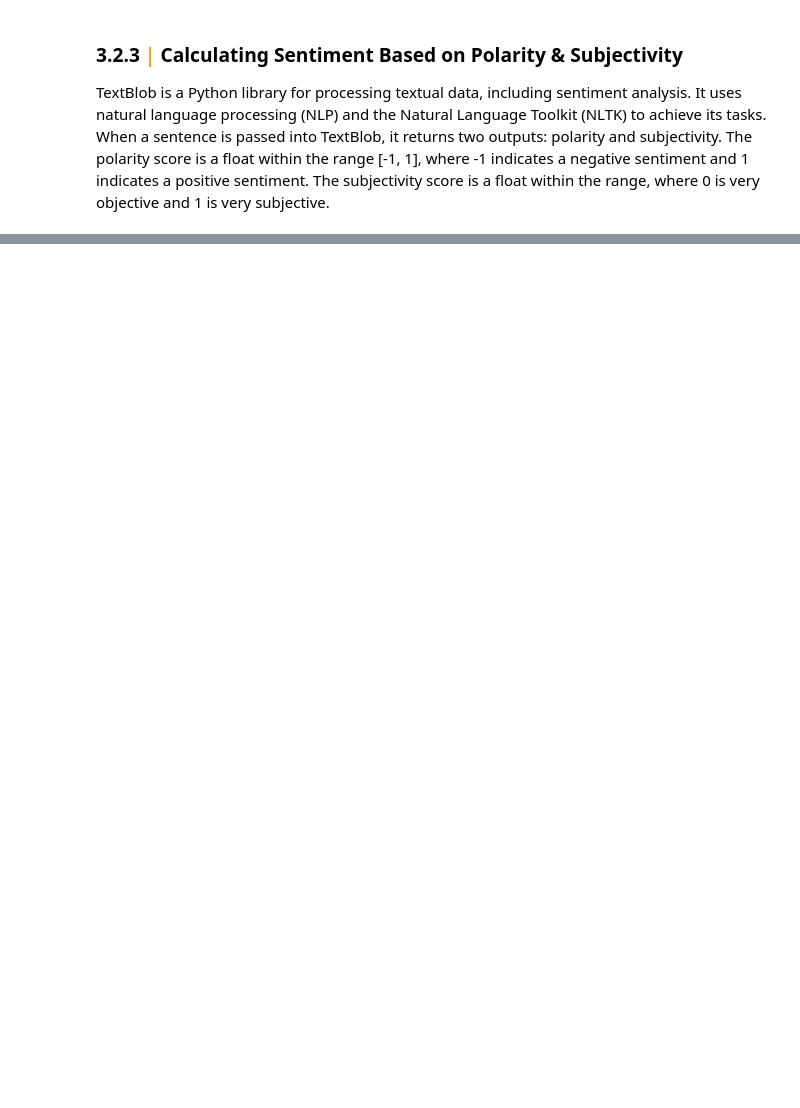
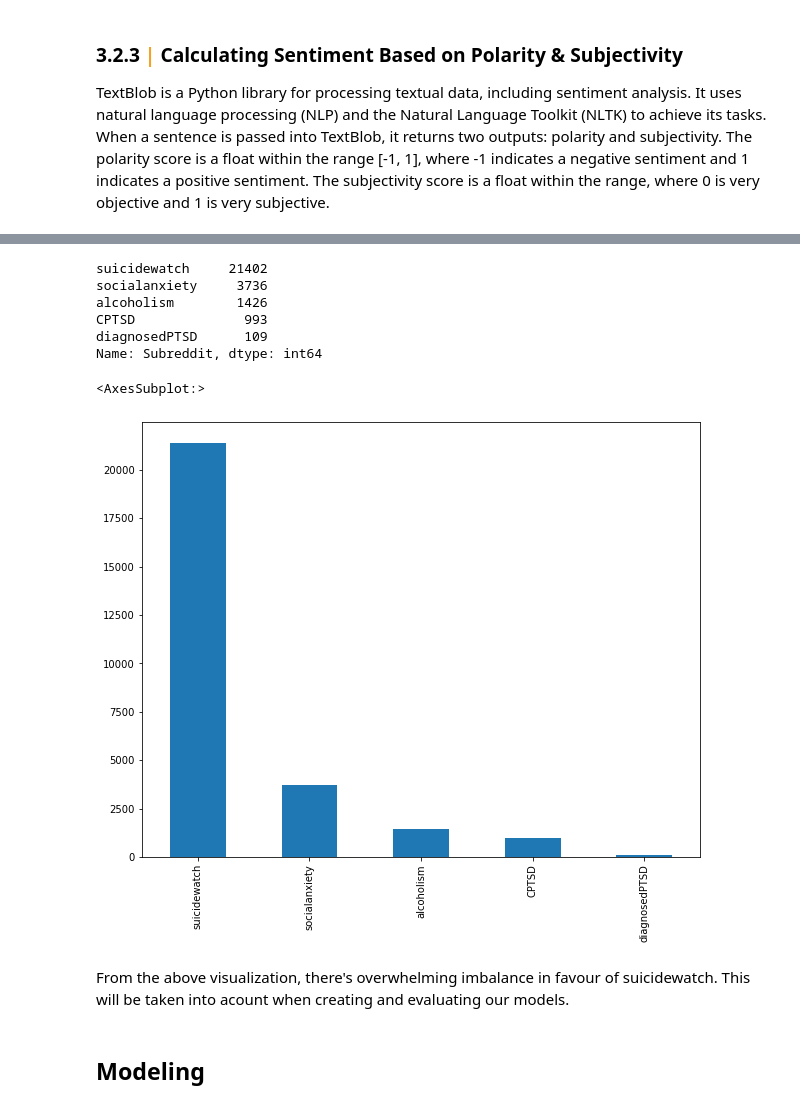
Before and after one commit to alexmuturi/Mental-Health-Chatbot, a Jupyter notebook: notebooks/1. data_pre_processing.ipynb, the cells around one changed output, grey strips where cells are left out. Cells and saved outputs as stored; diff of their text form; code cells hidden in the pictures; blank space fills up the shorter version.

```diff
--- a/notebooks/1. data_pre_processing.ipynb
+++ b/notebooks/1. data_pre_processing.ipynb
@@ -470,6 +652,6 @@ def stem_tokens(tokens):
     return stemmed_tokens
 
 # Stem the tokens
-df['stemma_preprocessed_tweet'] = df['preprocessed_tweet'].apply(lambda x: stem_tokens(x))
+df['stemma_preprocessed_post'] = df['preprocessed_post'].apply(lambda x: stem_tokens(x))
 
 # df.iloc[100]["preprocessed_tweet"][:20]
@@ -491,8 +687,8 @@ def getPolarity(text):
   return TextBlob(text).sentiment.polarity
 
 # Create two new columns 'Subjectivity' & 'Polarity'
-df['Subjectivity'] = df['clean_tweet'].apply(getSubjectivity)
-df['Polarity'] = df['clean_tweet'].apply(getPolarity)
+df['Subjectivity'] = df['clean_post'].apply(getSubjectivity)
+df['Polarity'] = df['clean_post'].apply(getPolarity)
 
 # Show the new dataframe with columns 'Subjectivity' & 'Polarity'
-df[['clean_tweet','Subjectivity','Polarity']].head()
+df[['clean_post','Subjectivity','Polarity']].head()
@@ -536,7 +751,7 @@ df['preprocessed_tweet']
 # %%
-df['lemma_preprocessed_tweet'] = df['lemma_preprocessed_tweet'].apply(lambda x: ' '.join(x))
+df['lemma_preprocessed_post'] = df['lemma_preprocessed_post'].apply(lambda x: ' '.join(x))
 # %%
-df['stemma_preprocessed_tweet'] = df['stemma_preprocessed_tweet'].apply(lambda x: ' '.join(x))
+df['stemma_preprocessed_post'] = df['stemma_preprocessed_post'].apply(lambda x: ' '.join(x))
 
-df['preprocessed_tweet'] = df['preprocessed_tweet'].apply(lambda x: ' '.join(x))
+df['preprocessed_post'] = df['preprocessed_post'].apply(lambda x: ' '.join(x))
 # %%
@@ -546,3 +791,21 @@ df.info()
 # %%
 # save the dataframe to csv using the name 'interim_data.csv' fo the data folder
 # df.to_csv('interim_data.csv', index=False)
+# %%
+df.Subreddit.value_counts()
+# %% [output]
+suicidewatch     21402
+socialanxiety     3736
+alcoholism        1426
+CPTSD              993
+diagnosedPTSD      109
+Name: Subreddit, dtype: int64
+# %%
+df['Subreddit'].value_counts().plot(kind='bar', figsize=(10,8))
+# %% [output]
+<AxesSubplot:>
+[figure, added]
+# %% [markdown]
+From the above visualization, there's overwhelming imbalance in favour of suicidewatch. This will be taken into acount when creating and evaluating our models.
+# %% [markdown]
+## Modeling
```
Also changed, not shown: parts of 98 cells of this notebook.
